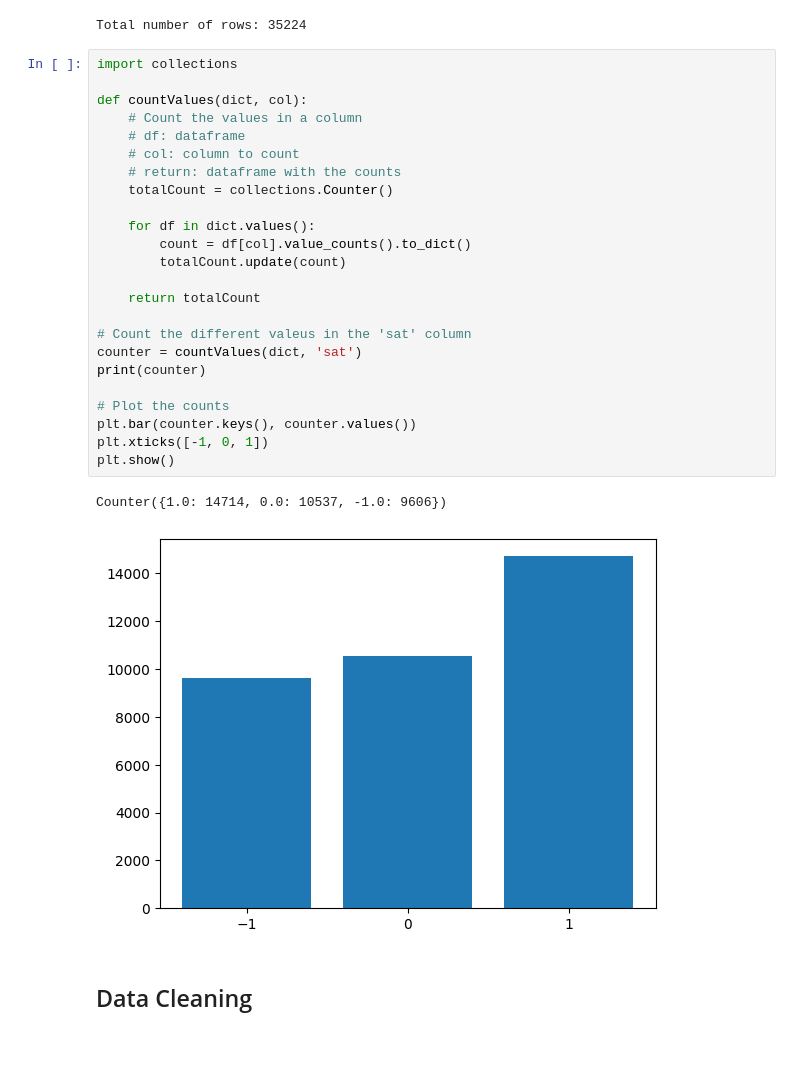
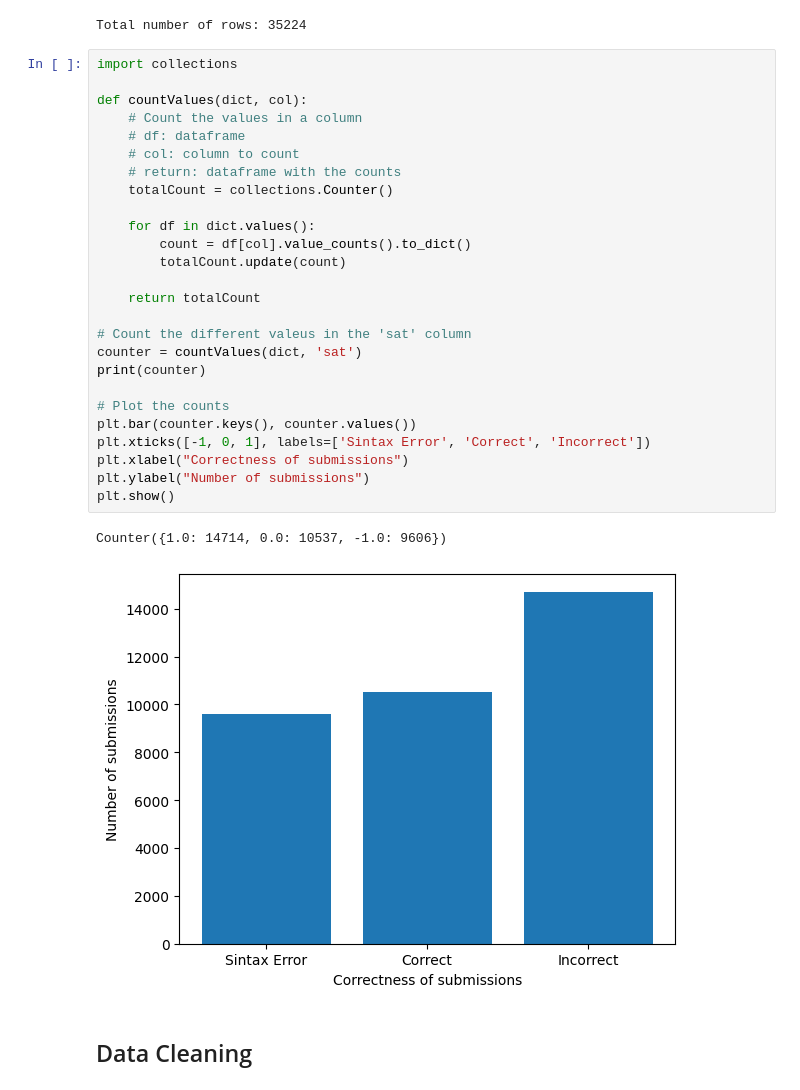
Before and after one commit to anaines14/HiGenA, a Jupyter notebook: data_preparation/notebook.ipynb, the cells around one changed output. Cells and saved outputs as stored; diff of their text form; blank space fills up the shorter version.

Commit message:
✨ (Add): data analysis plot using sat

```diff
--- a/data_preparation/notebook.ipynb
+++ b/data_preparation/notebook.ipynb
@@ -58,30 +58,32 @@ Total number of rows: 35224
 # %%
 import collections
 
 def countValues(dict, col):
     # Count the values in a column
     # df: dataframe
     # col: column to count
     # return: dataframe with the counts
     totalCount = collections.Counter()
 
     for df in dict.values():
         count = df[col].value_counts().to_dict()
         totalCount.update(count)
 
     return totalCount
 
 # Count the different valeus in the 'sat' column
 counter = countValues(dict, 'sat')
 print(counter)
 
 # Plot the counts
 plt.bar(counter.keys(), counter.values())
-plt.xticks([-1, 0, 1])
+plt.xticks([-1, 0, 1], labels=['Sintax Error', 'Correct', 'Incorrect'])
+plt.xlabel("Correctness of submissions")
+plt.ylabel("Number of submissions")
 plt.show()
 # %% [output]
 Counter({1.0: 14714, 0.0: 10537, -1.0: 9606})
-[figure, old version]
+[figure, new version]
 # %% [markdown]
 ## Data Cleaning
 # %% [markdown]
```
Also changed, not shown: parts of 1 cell of this notebook.
